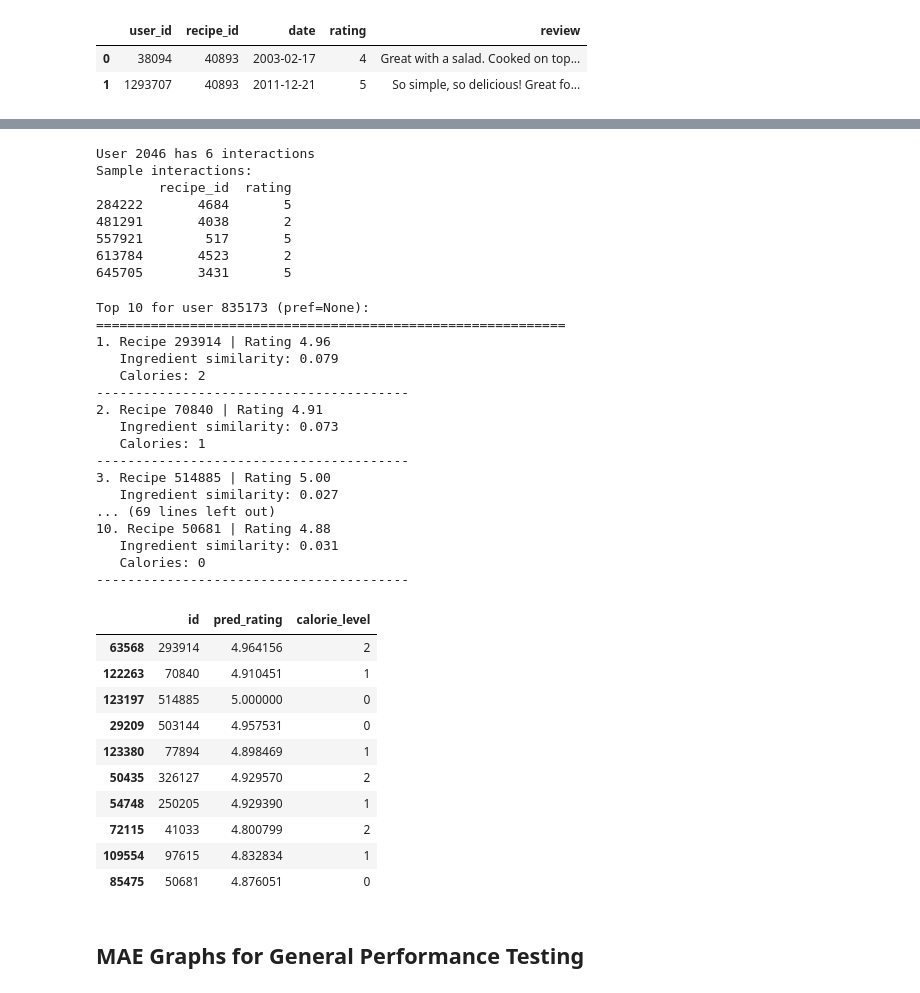
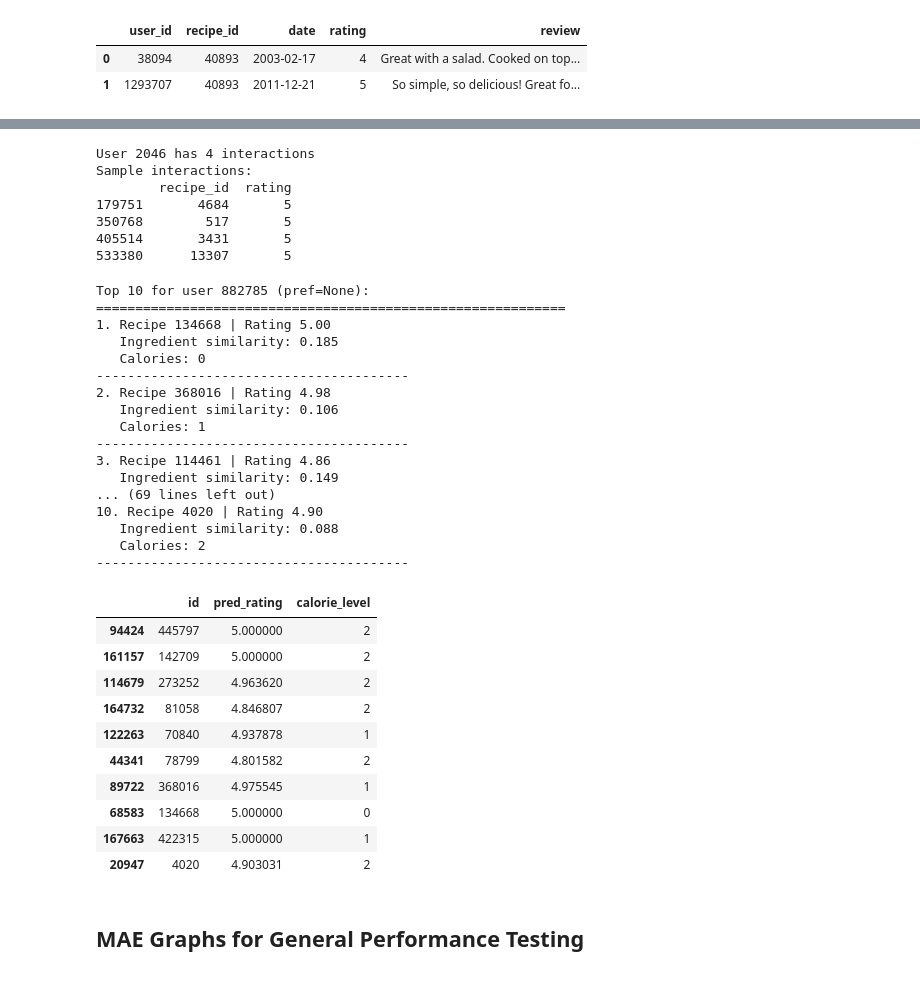
Before and after one commit to trhenry33/Byte-Baker-Recipe-Recommender, a Jupyter notebook: RecipeRecs.ipynb, the cells around one changed output, grey strips where cells are left out. Cells and saved outputs as stored; diff of their text form; code cells hidden in the pictures.

```diff
--- a/RecipeRecs.ipynb
+++ b/RecipeRecs.ipynb
@@ -132,15 +151,15 @@ recipe_features = hstack([ingredient_matrix, calorie_matrix])
 
 recipe_id_to_row = {rid: idx for idx, rid in recipes['id'].items()}
 
-recipe_rows = interactions['recipe_id'].map(recipe_id_to_row)
+recipe_rows = interactions_train_only['recipe_id'].map(recipe_id_to_row)
 valid_mask = recipe_rows.notna()
 
 # Filter interactions to only keep recipes that exist in pp recipes
-interactions = interactions[valid_mask]
+interactions_train_only = interactions_train_only[valid_mask]
 recipe_rows = recipe_rows[valid_mask].astype(int)
 
 # Re-extract reviews and rebuild TF-IDF matrix after filtering
-reviews = interactions['review'].fillna('').tolist()
+reviews = interactions_train_only['review'].fillna('').tolist()
 vectorizer = TfidfVectorizer(ngram_range=(1,3), min_df=5, max_df=0.5)
 X = vectorizer.fit_transform(reviews)
 
@@ -151,7 +170,7 @@ R = recipe_features[recipe_rows]
 # R is recipe metadata matrix
 
 X_full = hstack([X, R])
-y = interactions['rating'].values
+y = interactions_train_only['rating'].values
 # %%
 #Train ridge regression mode
 
@@ -170,23 +189,22 @@ MAE: 0.653308323283204
 # %%
 # Check if user 2046 exists and see what recipes they've reviewed
-user_interactions = interactions[interactions['user_id'] == 2046]
+user_interactions = interactions_train_only[interactions_train_only['user_id'] == 2046]
 print(f"User 2046 has {len(user_interactions)} interactions")
 if len(user_interactions) > 0:
     print("Sample interactions:")
     print(user_interactions[['recipe_id', 'rating']].head())
 else:
     print("User 2046 not found. Let's find a valid user:")
-    sample_user = interactions['user_id'].iloc[0]
+    sample_user = interactions_train_only['user_id'].iloc[0]
     print(f"Using user {sample_user} instead")
 # %% [output]
-User 2046 has 6 interactions
+User 2046 has 4 interactions
 Sample interactions:
         recipe_id  rating
-284222       4684       5
-481291       4038       2
-557921        517       5
-613784       4523       2
-645705       3431       5
+179751       4684       5
+350768        517       5
+405514       3431       5
+533380      13307       5
 # %%
 from scipy.sparse import hstack
 
@@ -219,7 +237,7 @@ def recommend_recipes_for_user(user_id, top_k=10, preference=None, verbose=True)
     # -------------------------------------
     # 0. Find user & candidate recipes
     # -------------------------------------
-    user_interactions = interactions[interactions['user_id'] == user_id]
+    user_interactions = interactions_train_only[interactions_train_only['user_id'] == user_id]
 
     if len(user_interactions) == 0:
         if verbose:
@@ -326,40 +344,42 @@ def recommend_recipes_for_user(user_id, top_k=10, preference=None, verbose=True)
 
     return recommendations[["id", "pred_rating", "calorie_level"]]
 # %%
-uid = interactions['user_id'].sample(1).iloc[0]
+
+
+uid = interactions_test_only['user_id'].sample(1).iloc[0]
 recommend_recipes_for_user(uid, top_k=10)
 
-uid = interactions['user_id'].sample(1).iloc[0]
+uid = interactions_test_only['user_id'].sample(1).iloc[0]
 recommend_recipes_for_user(uid, top_k=10)
 # %% [output]
-Top 10 for user 835173 (pref=None):
+Top 10 for user 882785 (pref=None):
 ============================================================
-1. Recipe 293914 | Rating 4.96
-   Ingredient similarity: 0.079
+1. Recipe 134668 | Rating 5.00
+   Ingredient similarity: 0.185
+   Calories: 0
+----------------------------------------
+2. Recipe 368016 | Rating 4.98
+   Ingredient similarity: 0.106
+   Calories: 1
+----------------------------------------
+3. Recipe 114461 | Rating 4.86
+   Ingredient similarity: 0.149
+... (69 lines left out)
+10. Recipe 4020 | Rating 4.90
+   Ingredient similarity: 0.088
    Calories: 2
 ----------------------------------------
-2. Recipe 70840 | Rating 4.91
-   Ingredient similarity: 0.073
-   Calories: 1
-----------------------------------------
-3. Recipe 514885 | Rating 5.00
-   Ingredient similarity: 0.027
-... (69 lines left out)
-10. Recipe 50681 | Rating 4.88
-   Ingredient similarity: 0.031
-   Calories: 0
-----------------------------------------
 |  | id | pred_rating | calorie_level |
-| 63568 | 293914 | 4.964156 | 2 |
-| 122263 | 70840 | 4.910451 | 1 |
-| 123197 | 514885 | 5.000000 | 0 |
-| 29209 | 503144 | 4.957531 | 0 |
-| 123380 | 77894 | 4.898469 | 1 |
-| 50435 | 326127 | 4.929570 | 2 |
-| 54748 | 250205 | 4.929390 | 1 |
-| 72115 | 41033 | 4.800799 | 2 |
-| 109554 | 97615 | 4.832834 | 1 |
-| 85475 | 50681 | 4.876051 | 0 |
+| 94424 | 445797 | 5.000000 | 2 |
+| 161157 | 142709 | 5.000000 | 2 |
+| 114679 | 273252 | 4.963620 | 2 |
+| 164732 | 81058 | 4.846807 | 2 |
+| 122263 | 70840 | 4.937878 | 1 |
+| 44341 | 78799 | 4.801582 | 2 |
+| 89722 | 368016 | 4.975545 | 1 |
+| 68583 | 134668 | 5.000000 | 0 |
+| 167663 | 422315 | 5.000000 | 1 |
+| 20947 | 4020 | 4.903031 | 2 |
 # %% [markdown]
 ## MAE Graphs for General Performance Testing
 # %%
```
Also changed, not shown: parts of 13 cells of this notebook.
